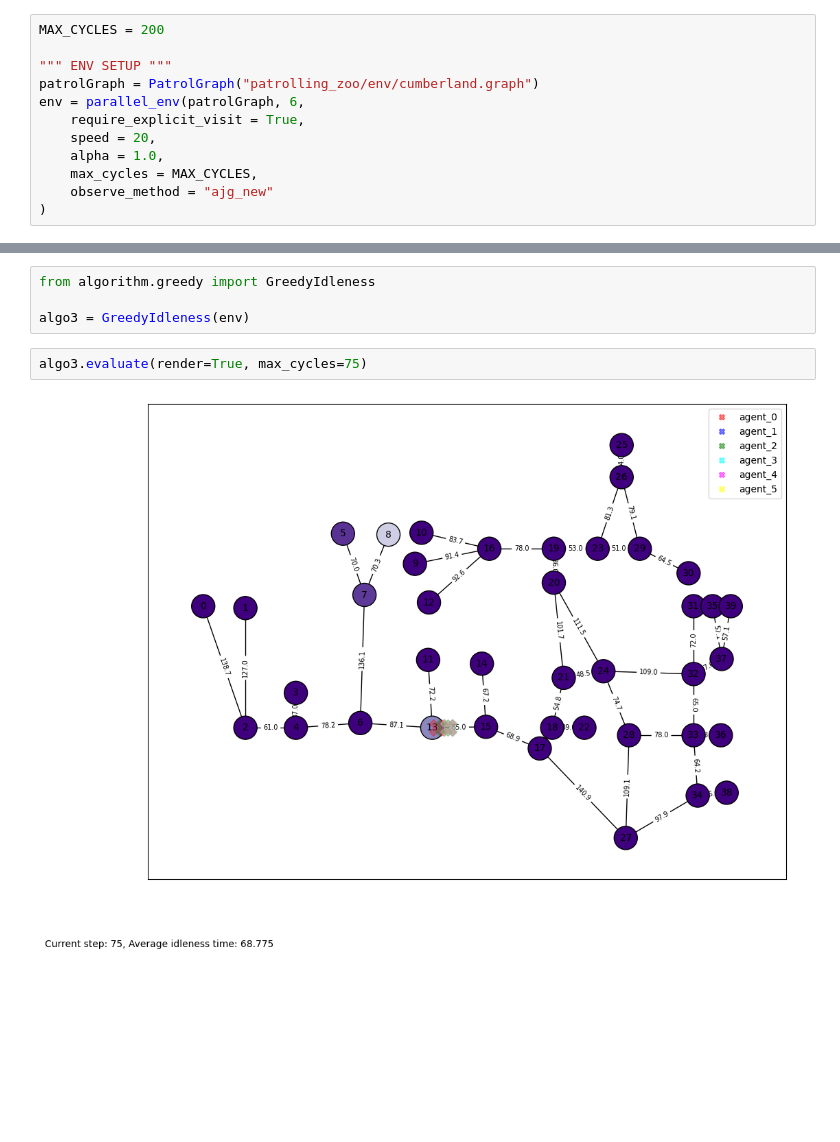
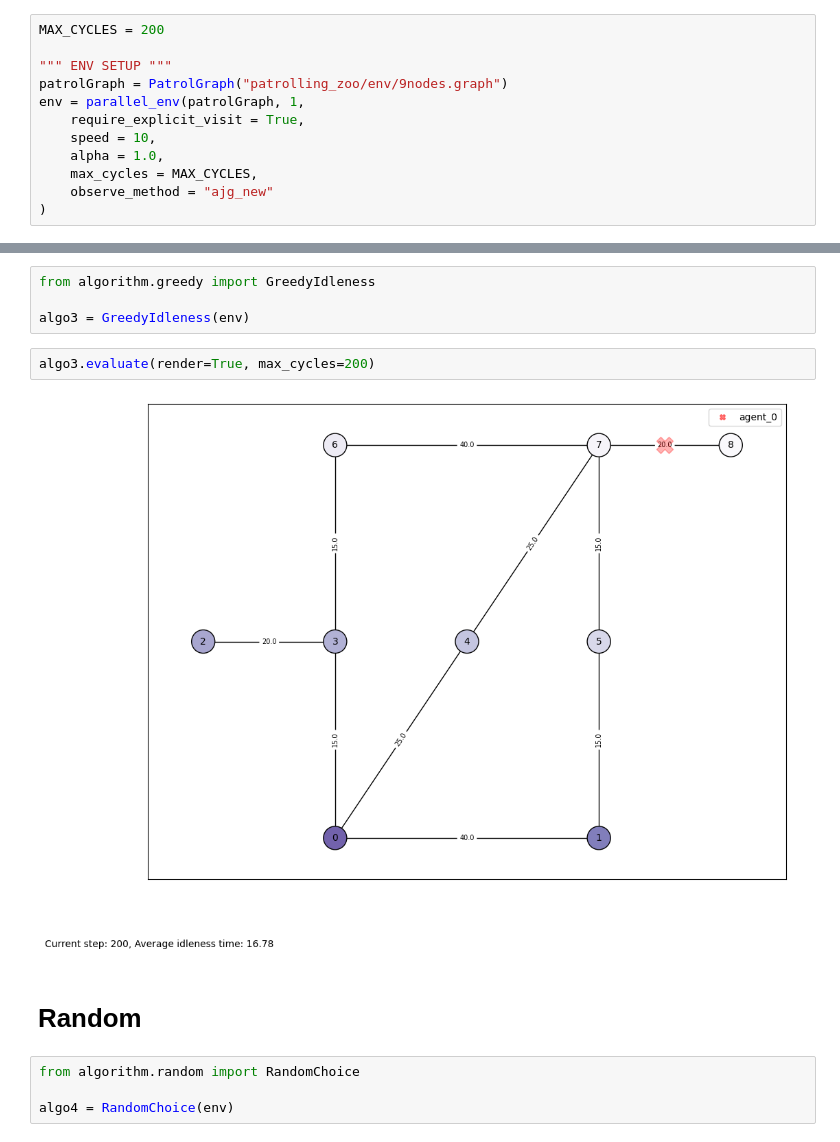
Before and after one commit to NU-IDEAS-Lab/patrolling_zoo, a Jupyter notebook: heuristics.ipynb, the cells around one changed output, grey strips where cells are left out. Cells and saved outputs as stored; diff of their text form; blank space fills up the shorter version.

```diff
--- a/heuristics.ipynb
+++ b/heuristics.ipynb
@@ -21,10 +21,10 @@ else:
 MAX_CYCLES = 200
 
 """ ENV SETUP """
-patrolGraph = PatrolGraph("patrolling_zoo/env/cumberland.graph")
-env = parallel_env(patrolGraph, 6,
+patrolGraph = PatrolGraph("patrolling_zoo/env/9nodes.graph")
+env = parallel_env(patrolGraph, 1,
     require_explicit_visit = True,
-    speed = 20,
+    speed = 10,
     alpha = 1.0,
     max_cycles = MAX_CYCLES,
     observe_method = "ajg_new"
@@ -54,6 +54,12 @@ from algorithm.greedy import GreedyIdleness
 
 algo3 = GreedyIdleness(env)
 # %%
-algo3.evaluate(render=True, max_cycles=75)
+algo3.evaluate(render=True, max_cycles=200)
 # %% [output]
-[figure, old version]
+[figure, new version]
+# %% [markdown]
+# Random
+# %%
+from algorithm.random import RandomChoice
+
+algo4 = RandomChoice(env)
```
Also changed, not shown: parts of 3 cells of this notebook, 1 other file.
